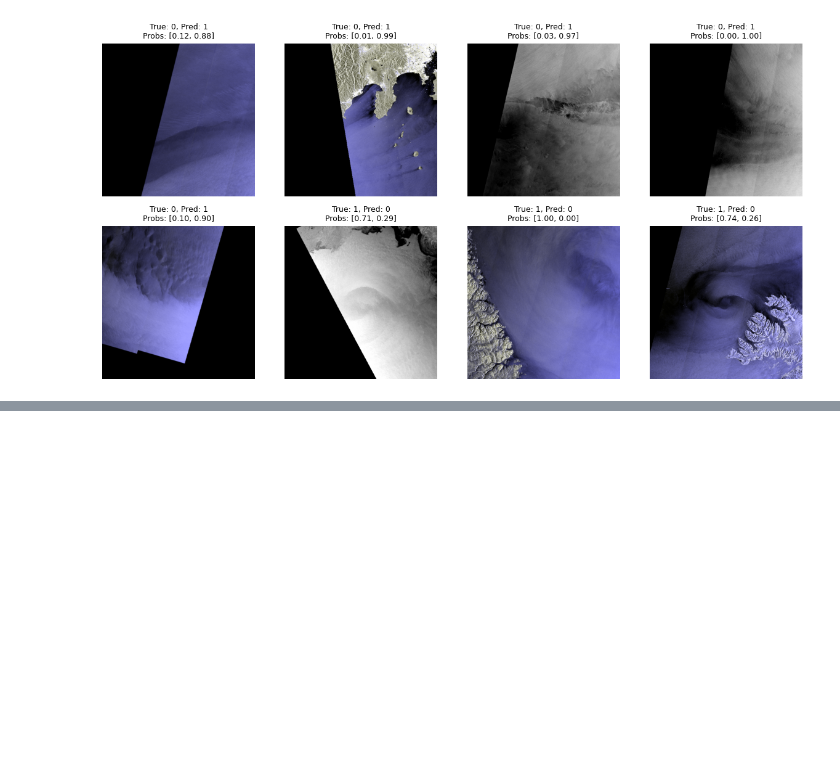
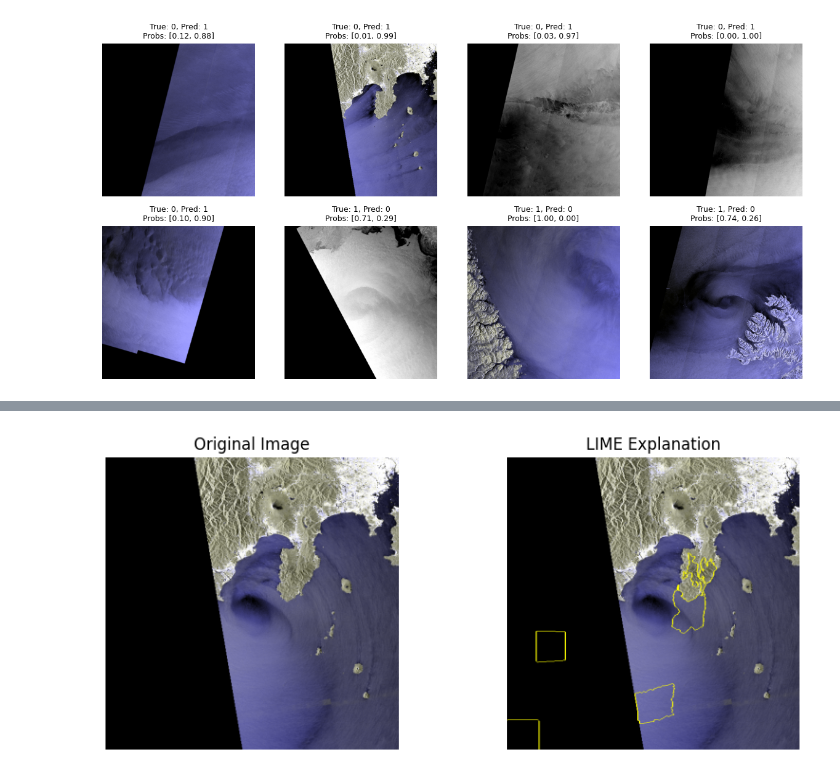
Before and after one commit to Grometton/Interpretability-Polar-Lows, a Jupyter notebook: notebooks/explanations.ipynb, the cells around one changed output, grey strips where cells are left out. Drawn from its saved outputs; the diff is of its cells as text; code cells hidden in the pictures; blank space fills up the shorter version.

```diff
--- a/notebooks/explanations.ipynb
+++ b/notebooks/explanations.ipynb
@@ -193,0 +263,22 @@ Running LIME explanation...
+# %%
+# Display results
+temp, mask = explanation.get_image_and_mask(
+    explanation.top_labels[0],
+    positive_only=True,
+    num_features=5,
+    hide_rest=False
+)
+
+plt.figure(figsize=(10, 4))
+plt.subplot(1, 2, 1)
+plt.imshow(np.array(lime_image_np))
+plt.title('Original Image')
+plt.axis('off')
+
+plt.subplot(1, 2, 2)
+plt.imshow(mark_boundaries(temp, mask))
+plt.title('LIME Explanation')
+plt.axis('off')
+plt.show()
+# %% [output]
+[figure, added]
```
Also changed, not shown: parts of 10 cells of this notebook, 1 other file.
